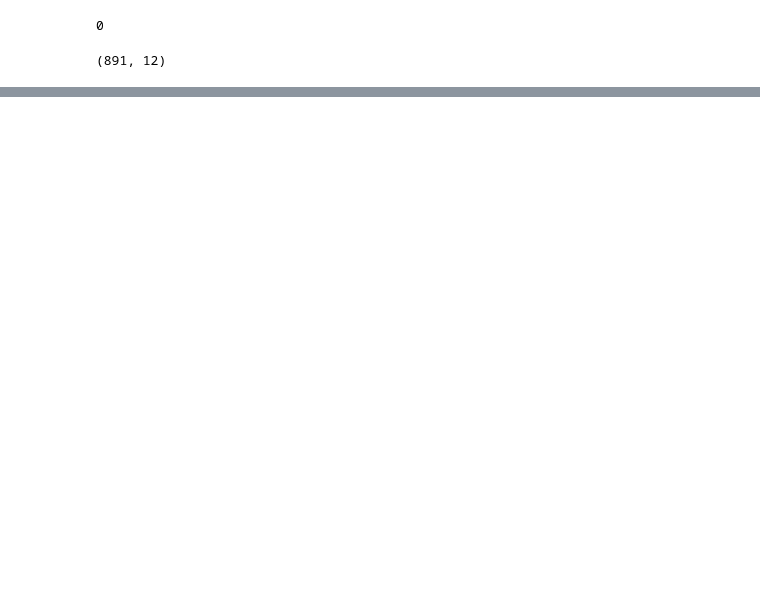
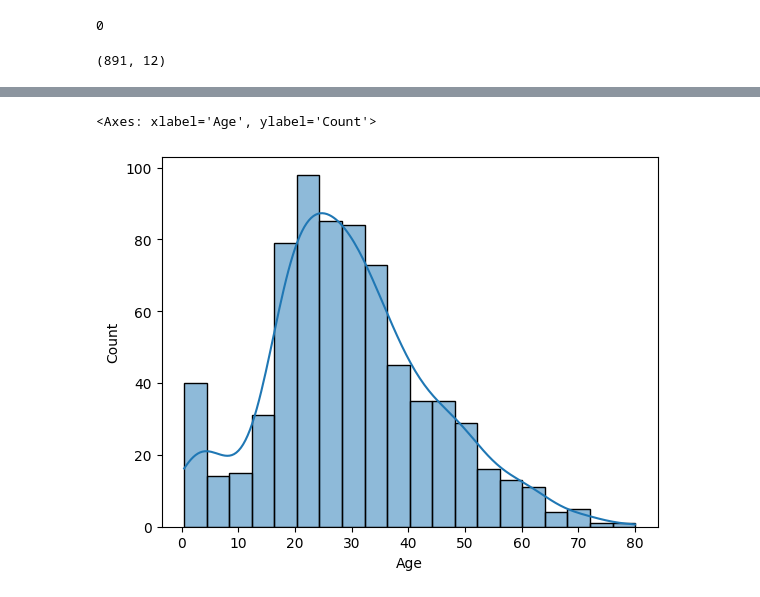
Before and after one commit to wrickguha/Kaggle_Notebooks, a Jupyter notebook: titanic-model.ipynb, the cells around one changed output, grey strips where cells are left out. Cells and saved outputs as stored; diff of their text form; code cells hidden in the pictures; blank space fills up the shorter version.

```diff
--- a/titanic-model.ipynb
+++ b/titanic-model.ipynb
@@ -104,0 +125,5 @@ df_train.head(2)
+# %%
+sns.histplot(df_train['Age'],kde=True)
+# %% [output]
+<Axes: xlabel='Age', ylabel='Count'>
+[figure, added]
```
Also changed, not shown: parts of 37 cells of this notebook.
